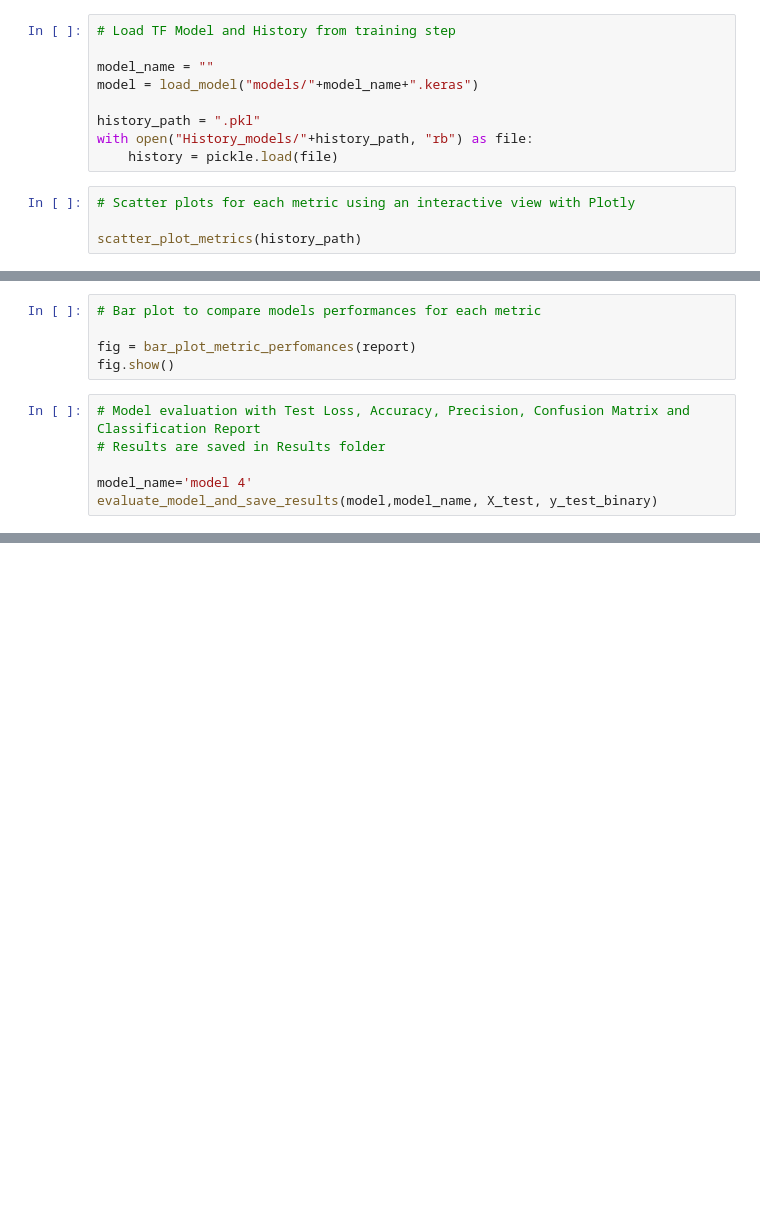
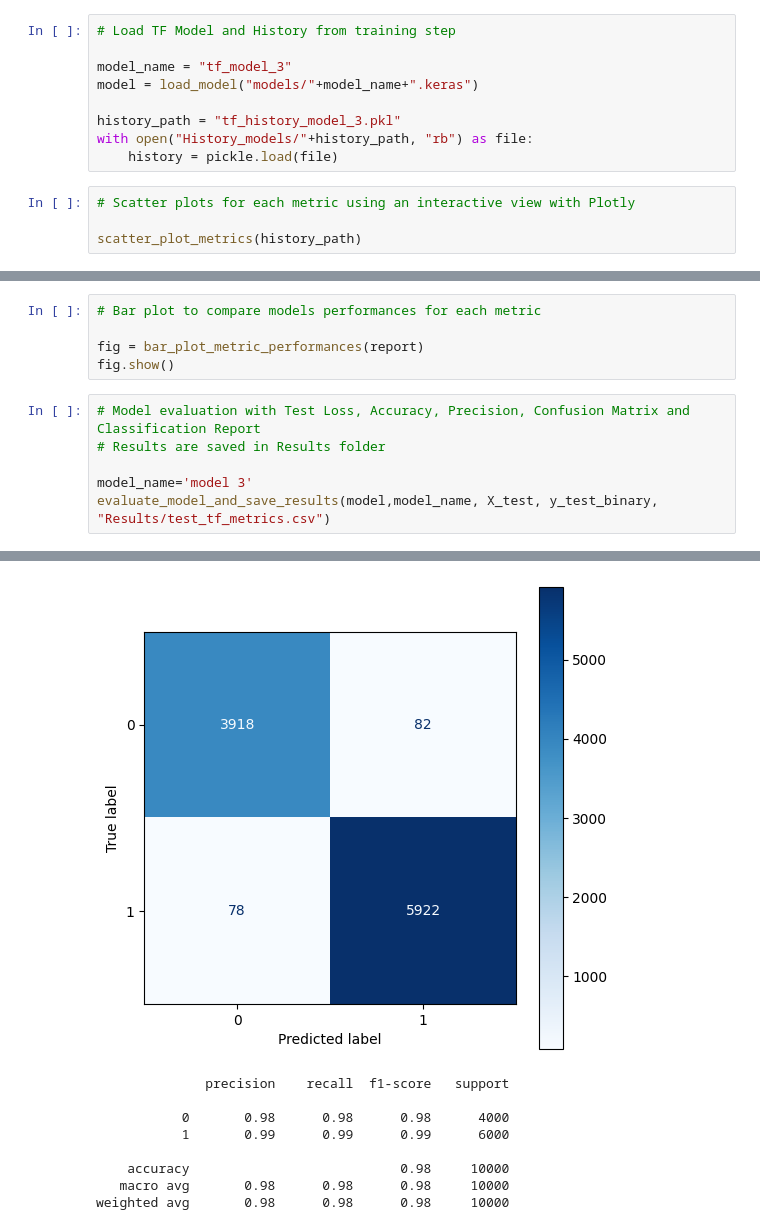
Before and after one commit to Silvano315/Animal-Recognition-App-for-Self-Driving-Cars, a Jupyter notebook: CNN_model.ipynb, the cells around one changed output, grey strips where cells are left out. Saved outputs shown, nothing was run; the diff lists cells and outputs as text; blank space fills up the shorter version.

```diff
--- a/CNN_model.ipynb
+++ b/CNN_model.ipynb
@@ -732,10 +456,10 @@ model.save("models/tf_model_1_.keras")
 # %%
 # Load TF Model and History from training step
 
-model_name = ""
+model_name = "tf_model_3"
 model = load_model("models/"+model_name+".keras")
 
-history_path = ".pkl"
+history_path = "tf_history_model_3.pkl"
 with open("History_models/"+history_path, "rb") as file:
     history = pickle.load(file)
 # %%
@@ -788,11 +498,12 @@ report
 # %%
 # Bar plot to compare models performances for each metric
 
-fig = bar_plot_metric_perfomances(report)
+fig = bar_plot_metric_performances(report)
 fig.show()
 # %%
 # Model evaluation with Test Loss, Accuracy, Precision, Confusion Matrix and Classification Report
 # Results are saved in Results folder
 
-model_name='model 4'
-evaluate_model_and_save_results(model,model_name, X_test, y_test_binary)
+model_name='model 3'
+evaluate_model_and_save_results(model,model_name, X_test, y_test_binary, "Results/test_tf_metrics.csv")
+# %% [output]
@@ -799,3 +519,12 @@ evaluate_model_and_save_results(model,model_name, X_test, y_test_binary)
+[figure, added]
+              precision    recall  f1-score   support
+
+           0       0.98      0.98      0.98      4000
+           1       0.99      0.99      0.99      6000
+
+    accuracy                           0.98     10000
+   macro avg       0.98      0.98      0.98     10000
+weighted avg       0.98      0.98      0.98     10000
 # %%
 # Import and look at the test results for each method
 
```
Also changed, not shown: parts of 44 cells of this notebook.
